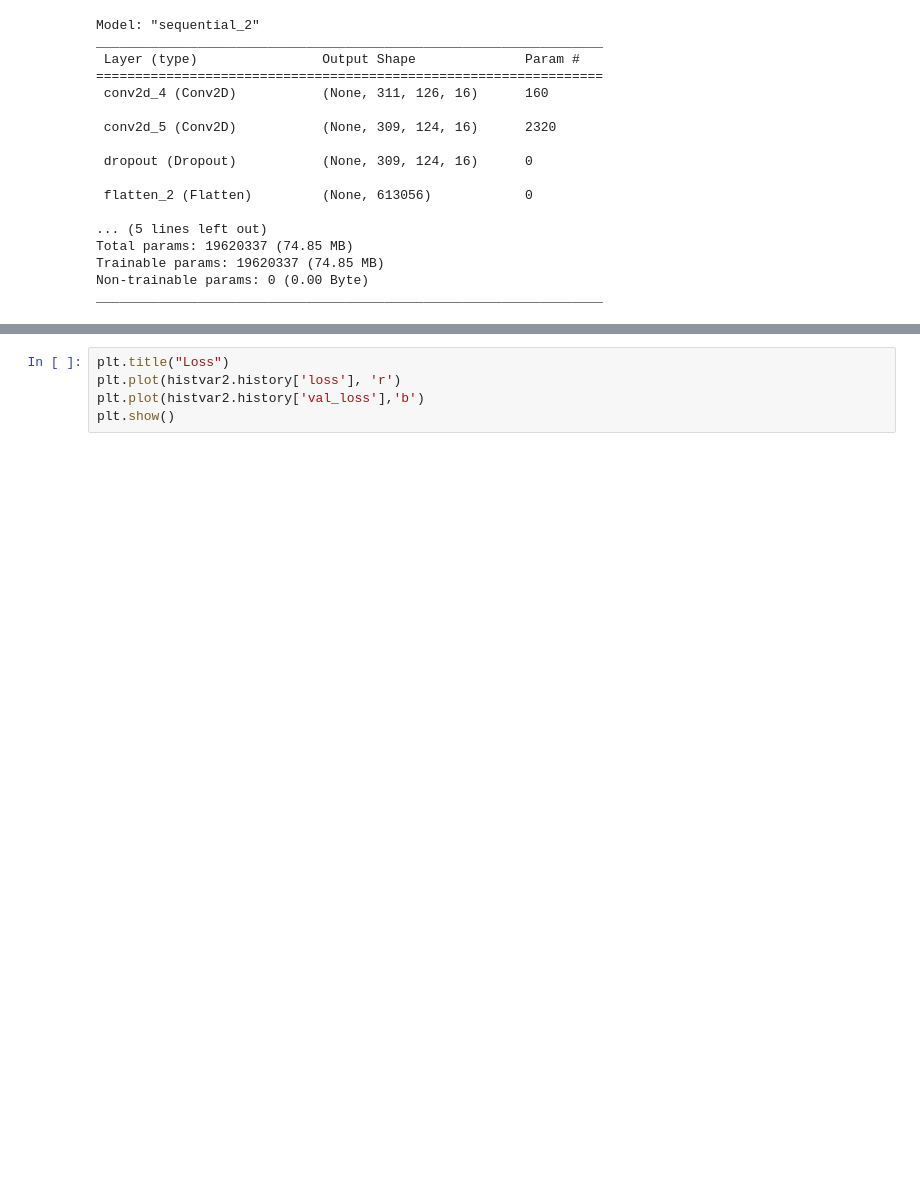
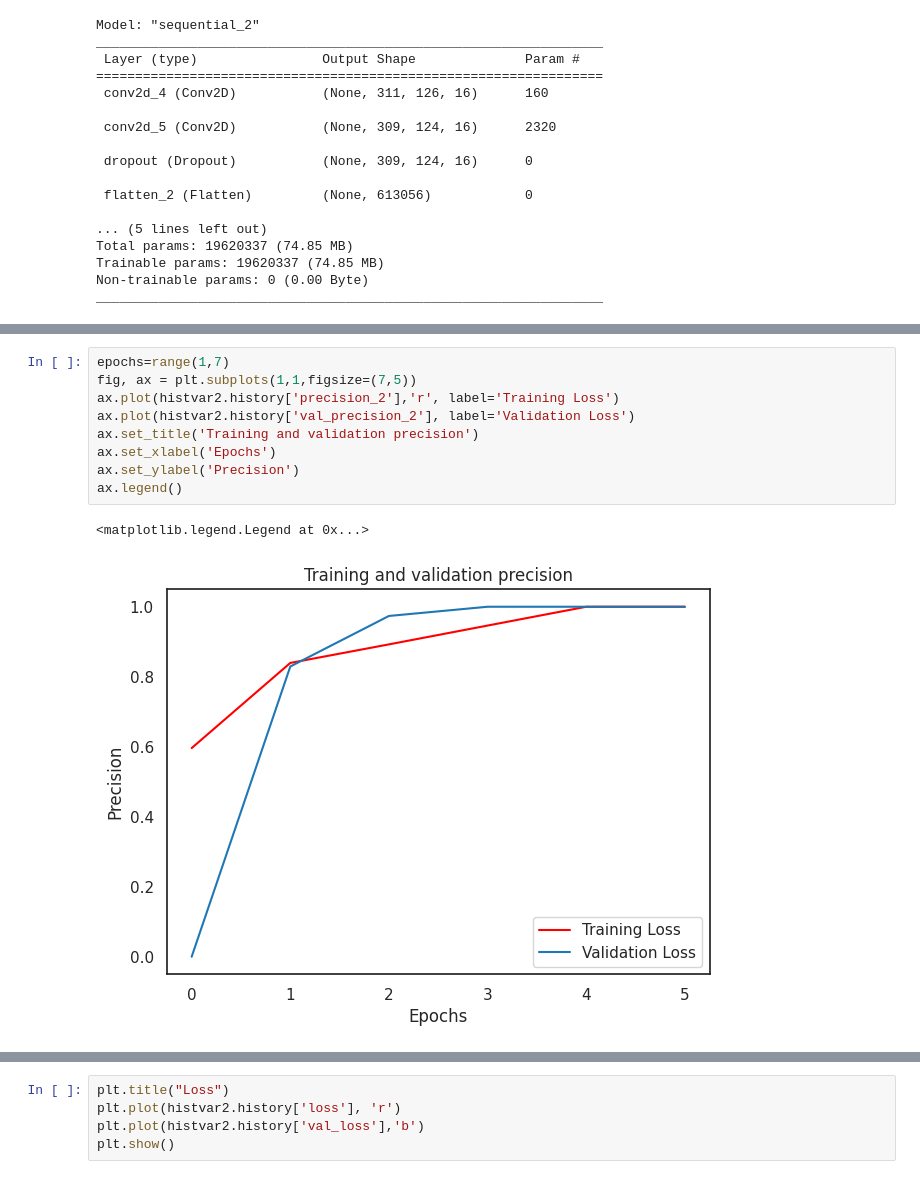
Before and after one commit to pawelszajwaj/Segregation, a Jupyter notebook: Main.ipynb, the cells around one changed output, grey strips where cells are left out. Cells and saved outputs as stored; diff of their text form; blank space fills up the shorter version.

```diff
--- a/Main.ipynb
+++ b/Main.ipynb
@@ -558,0 +582,12 @@ Epoch 1/6
+# %%
+epochs=range(1,7)
+fig, ax = plt.subplots(1,1,figsize=(7,5))
+ax.plot(histvar2.history['precision_2'],'r', label='Training Loss')
+ax.plot(histvar2.history['val_precision_2'], label='Validation Loss')
+ax.set_title('Training and validation precision')
+ax.set_xlabel('Epochs')
+ax.set_ylabel('Precision')
+ax.legend()
+# %% [output]
+<matplotlib.legend.Legend at 0x...>
+[figure, added]
```
Also changed, not shown: parts of 5 cells of this notebook.
